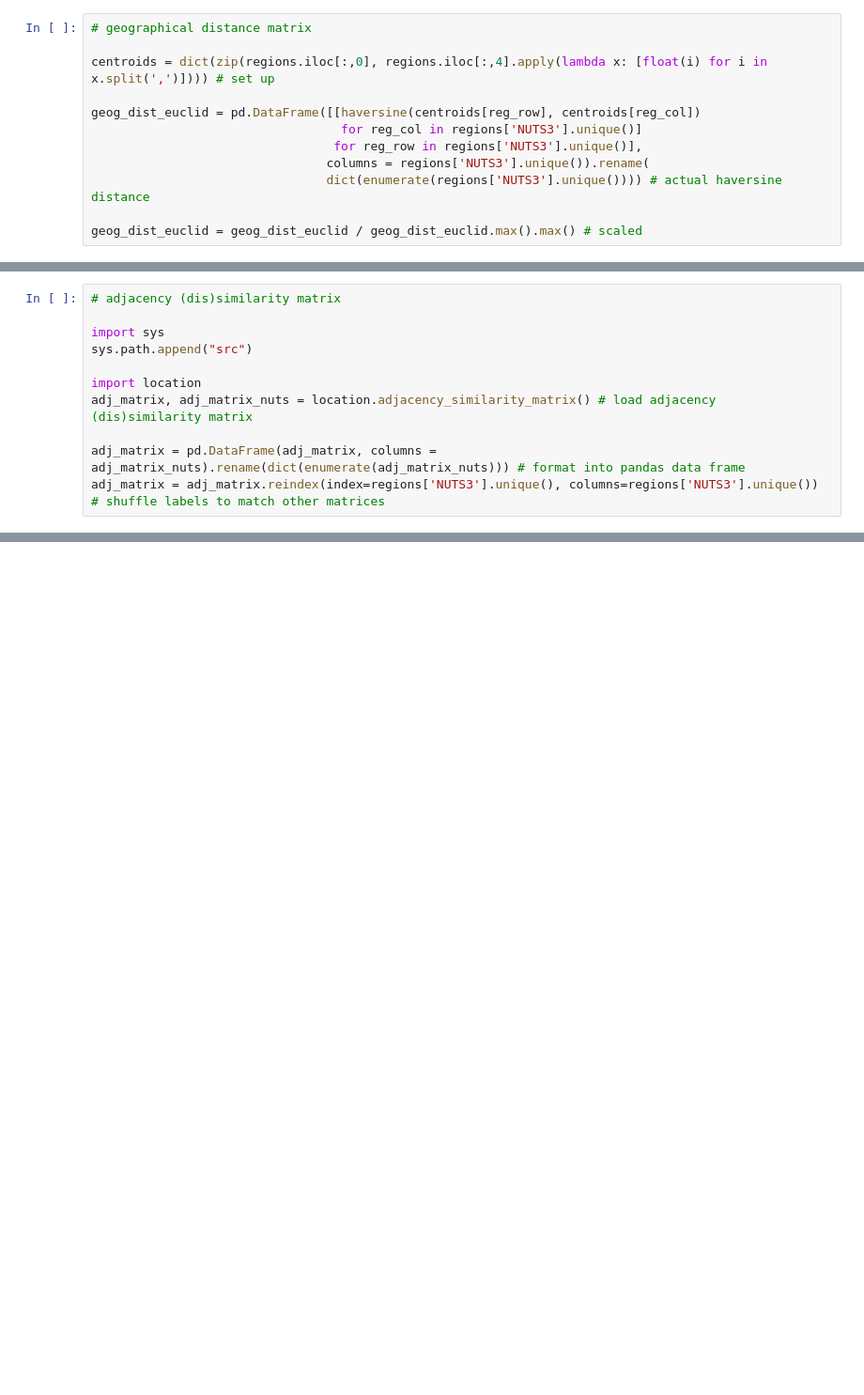
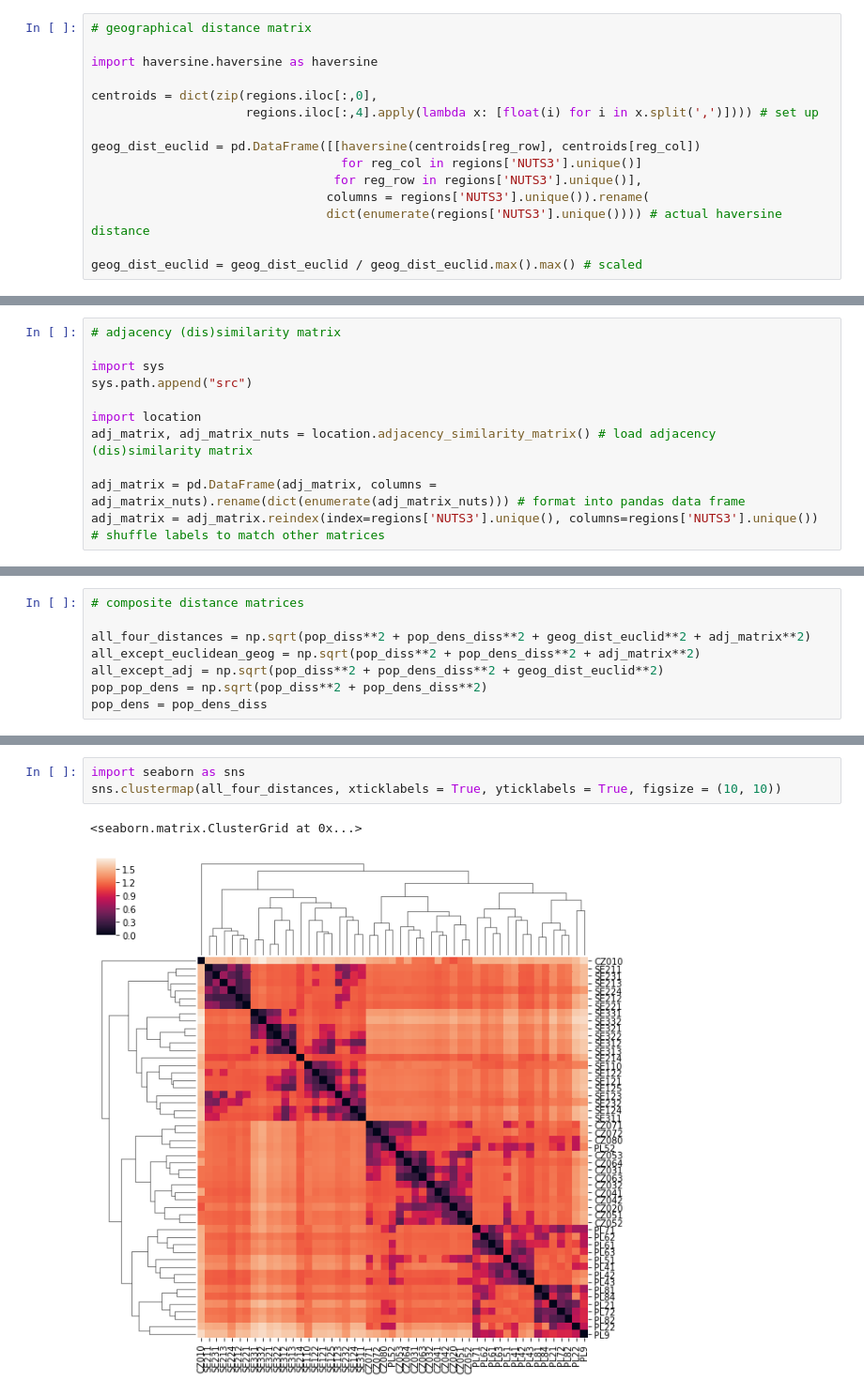
Before and after one commit to martinbenes1996/732A76, a Jupyter notebook: Clustering.ipynb, the cells around one changed output, grey strips where cells are left out. Shown at 94% size. Saved outputs shown, nothing was run; the diff lists cells and outputs as text; blank space fills up the shorter version.

```diff
--- a/Clustering.ipynb
+++ b/Clustering.ipynb
@@ -8,7 +25,10 @@ regions = pd.read_csv("./data/regions.csv")
 # %%
 # geographical distance matrix
 
-centroids = dict(zip(regions.iloc[:,0], regions.iloc[:,4].apply(lambda x: [float(i) for i in x.split(',')]))) # set up
+import haversine.haversine as haversine
+
+centroids = dict(zip(regions.iloc[:,0],
+                     regions.iloc[:,4].apply(lambda x: [float(i) for i in x.split(',')]))) # set up
 
 geog_dist_euclid = pd.DataFrame([[haversine(centroids[reg_row], centroids[reg_col])
                                   for reg_col in regions['NUTS3'].unique()]
@@ -96,0 +99,8 @@ composite_distance
+# %%
+# composite distance matrices
+
+all_four_distances = np.sqrt(pop_diss**2 + pop_dens_diss**2 + geog_dist_euclid**2 + adj_matrix**2)
+all_except_euclidean_geog = np.sqrt(pop_diss**2 + pop_dens_diss**2 + adj_matrix**2)
+all_except_adj = np.sqrt(pop_diss**2 + pop_dens_diss**2 + geog_dist_euclid**2)
+pop_pop_dens = np.sqrt(pop_diss**2 + pop_dens_diss**2)
+pop_dens = pop_dens_diss
@@ -96,0 +154,6 @@ composite_distance
+# %%
+import seaborn as sns
+sns.clustermap(all_four_distances, xticklabels = True, yticklabels = True, figsize = (10, 10))
+# %% [output]
+<seaborn.matrix.ClusterGrid at 0x...>
+[figure, added]
```
Also changed, not shown: parts of 32 cells of this notebook, 17 other files.
